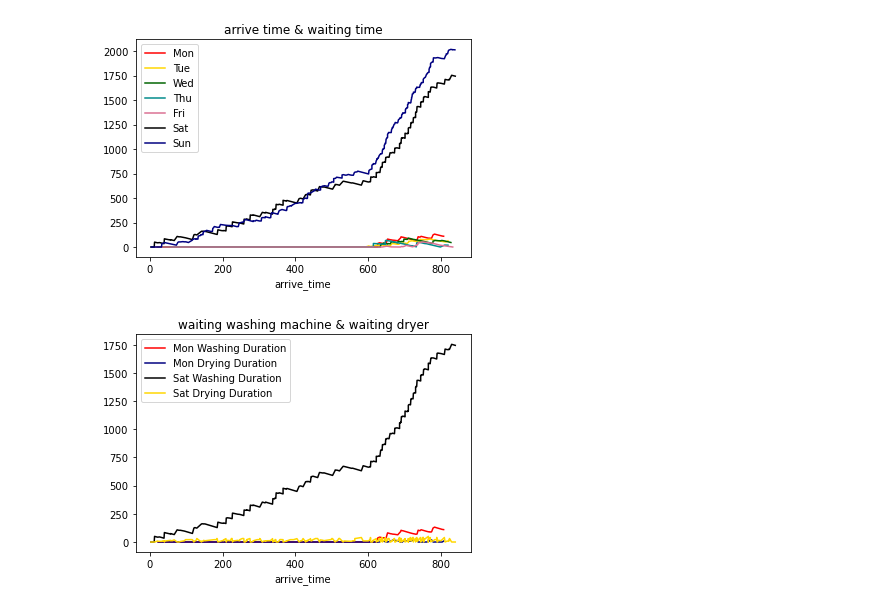
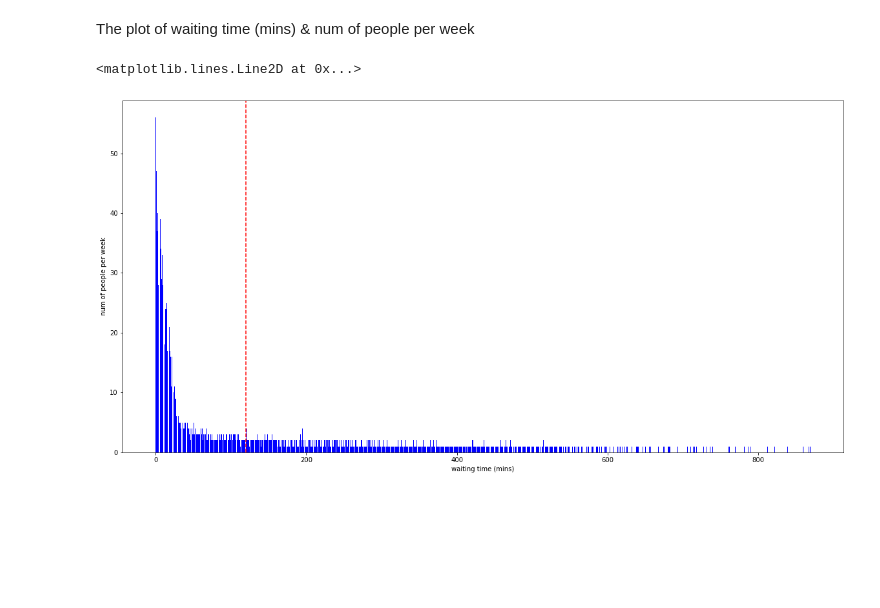
Before and after one commit to DYZhang117/2021Fall_finals, a Jupyter notebook: result.ipynb, the cells around one changed output. Saved outputs shown, nothing was run; the diff lists cells and outputs as text; code cells hidden in the pictures; blank space fills up the shorter version.

```diff
--- a/result.ipynb
+++ b/result.ipynb
@@ -10,34 +59,26 @@ from Monte_Carlo_Module import *
+# %% [markdown]
+The plot of waiting time (mins) & num of people per week
 # %%
-if __name__ == '__main__':
-    laundry = Laundry.attribute_assign()
-    monday_num, tuesday_num, wednesday_num, thursday_num, friday_num, saturday_num, sunday_num = laundry.total_num_of_eachday()
+    fig1, ax1 = plt.subplots(figsize = (20, 10))
+    for _ in range(laundry.times):
+        monday_num, tuesday_num, wednesday_num, thursday_num, friday_num, saturday_num, sunday_num = laundry.total_num_of_eachday()
 
-    mon = laundry.update_method(monday_num)
-    tue = laundry.update_method(tuesday_num)
-    wed = laundry.update_method(wednesday_num)
-    thu = laundry.update_method(thursday_num)
-    fri = laundry.update_method(friday_num)
-    sat = laundry.update_method(saturday_num)
-    sun = laundry.update_method(sunday_num)
+        mon = laundry.update_method(monday_num)
+        tue = laundry.update_method(tuesday_num)
+        wed = laundry.update_method(wednesday_num)
+        thu = laundry.update_method(thursday_num)
+        fri = laundry.update_method(friday_num)
+        sat = laundry.update_method(saturday_num)
+        sun = laundry.update_method(sunday_num)
+        ###############second plot##############
+        summary = pd.DataFrame()
+        for day in day_list:
+            summary = eval("summary.append("+ day +'.groupby(["Total_Waiting_time"])[["arrive_time"]].count().reset_index())')
+        summary = summary.groupby(["Total_Waiting_time"]).sum().reset_index()
+        bar = ax1.bar(x=summary["Total_Waiting_time"], height=summary["arrive_time"],color='blue')
+        plt.ylabel("num of people per week")
+        plt.xlabel("waiting time (mins)")
+    ax1.axvline(x=120, color='red',linestyle='--')
+# %% [output]
+<matplotlib.lines.Line2D at 0x...>
+[figure, added]
-# %%
-ax = mon.plot(x="arrive_time",y="Total_Wait_washing_duration",color='red',label='Mon')
-tue.plot(x="arrive_time",y="Total_Wait_washing_duration",color='gold',ax=ax,label='Tue')
-wed.plot(x="arrive_time",y="Total_Wait_washing_duration",ax=ax,color='darkgreen',label='Wed')
-thu.plot(x="arrive_time",y="Total_Wait_washing_duration",ax=ax,color='darkcyan',label='Thu')
-fri.plot(x="arrive_time",y="Total_Wait_washing_duration",ax=ax,color='palevioletred',label='Fri')
-sat.plot(x="arrive_time",y="Total_Wait_washing_duration",ax=ax,color='k',label='Sat')
-sun.plot(x="arrive_time",y="Total_Wait_washing_duration",ax=ax,color='navy',label='Sun')
-plt.title("arrive time & waiting time")
-plt.show()
-# %% [output]
-[figure, removed]
-# %%
-ax = mon.plot(x="arrive_time",y="Total_Wait_washing_duration",color='red',label='Mon Washing Duration')
-mon.plot(x="arrive_time",y="Total_Wait_dryer_duration",color='navy',ax=ax,label='Mon Drying Duration')
-
-sat.plot(x="arrive_time",y="Total_Wait_washing_duration",ax=ax,color='k',label='Sat Washing Duration')
-sat.plot(x="arrive_time",y="Total_Wait_dryer_duration",ax=ax,color='gold',label='Sat Drying Duration')
-plt.title("waiting washing machine & waiting dryer")
-plt.show()
-# %% [output]
-[figure, removed]
```
Also changed, not shown: parts of 14 cells of this notebook, 1 other file.
